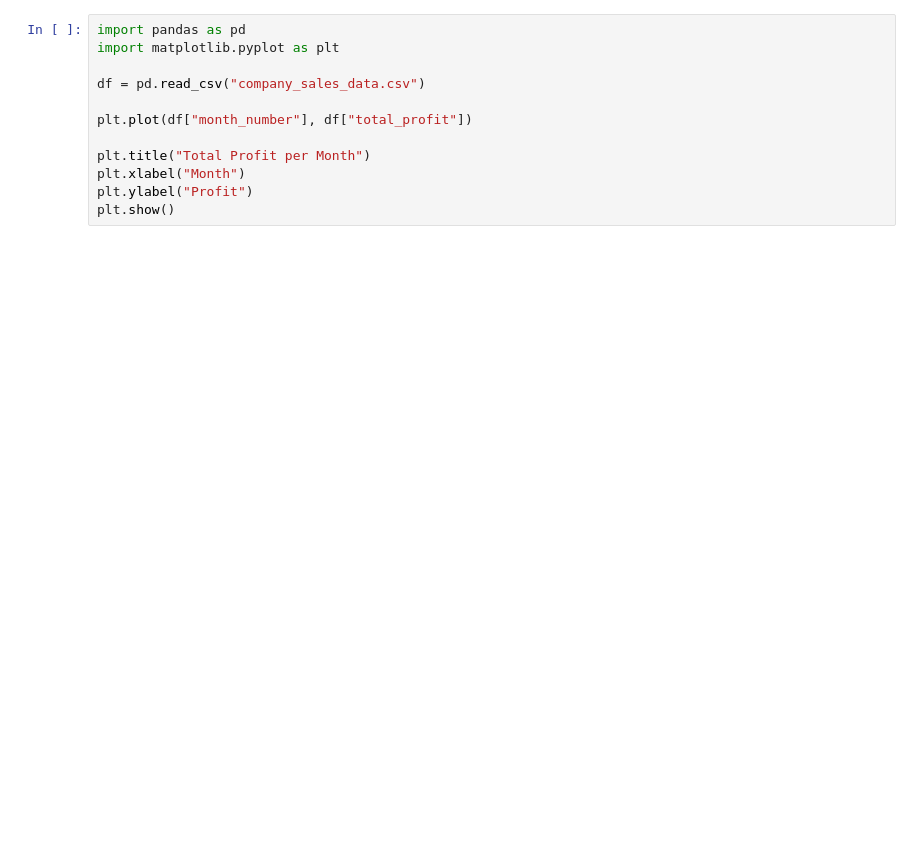
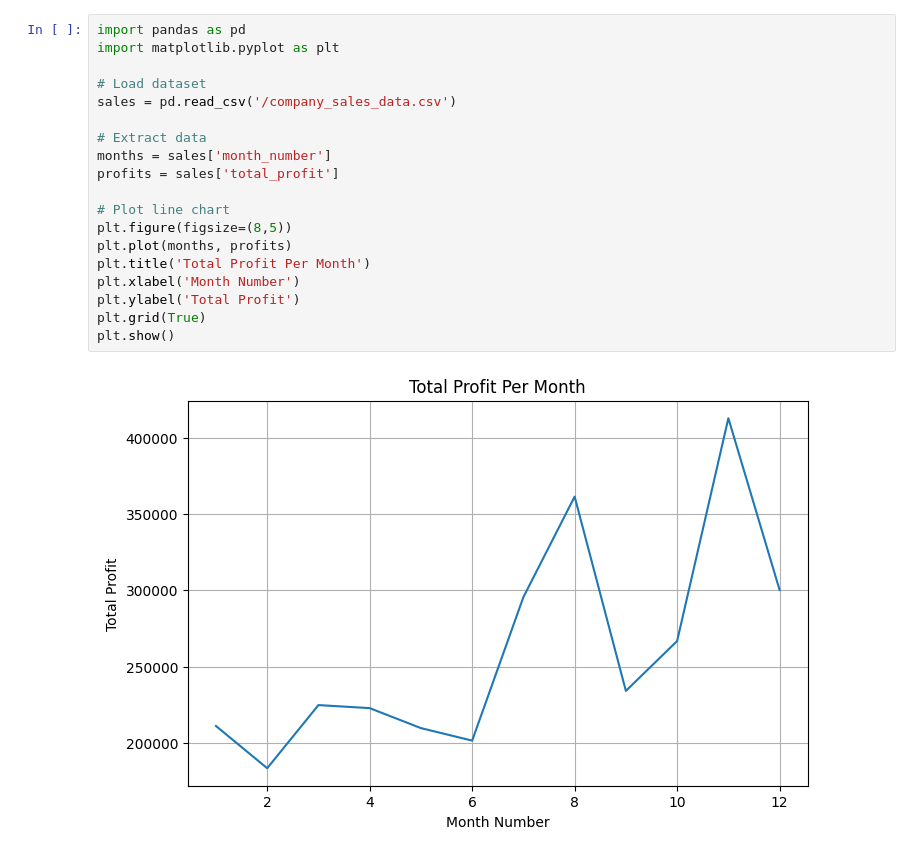
Before and after one commit to Jarvis-Getenga/LEAVE-APPROVAL, a Jupyter notebook: ML_LEARNING_ASSIGNMENT_1.ipynb, the cells around one changed output. Saved outputs shown, nothing was run; the diff lists cells and outputs as text; blank space fills up the shorter version.

```diff
--- a/ML_LEARNING_ASSIGNMENT_1.ipynb
+++ b/ML_LEARNING_ASSIGNMENT_1.ipynb
@@ -27,12 +54,21 @@ plt.show()
 # %%
 import pandas as pd
 import matplotlib.pyplot as plt
 
-df = pd.read_csv("company_sales_data.csv")
+# Load dataset
+sales = pd.read_csv('/company_sales_data.csv')
 
-plt.plot(df["month_number"], df["total_profit"])
+# Extract data
+months = sales['month_number']
+profits = sales['total_profit']
 
-plt.title("Total Profit per Month")
-plt.xlabel("Month")
-plt.ylabel("Profit")
+# Plot line chart
+plt.figure(figsize=(8,5))
+plt.plot(months, profits)
+plt.title('Total Profit Per Month')
+plt.xlabel('Month Number')
+plt.ylabel('Total Profit')
+plt.grid(True)
 plt.show()
+# %% [output]
+[figure, added]
```
Also changed, not shown: parts of 7 cells of this notebook.
